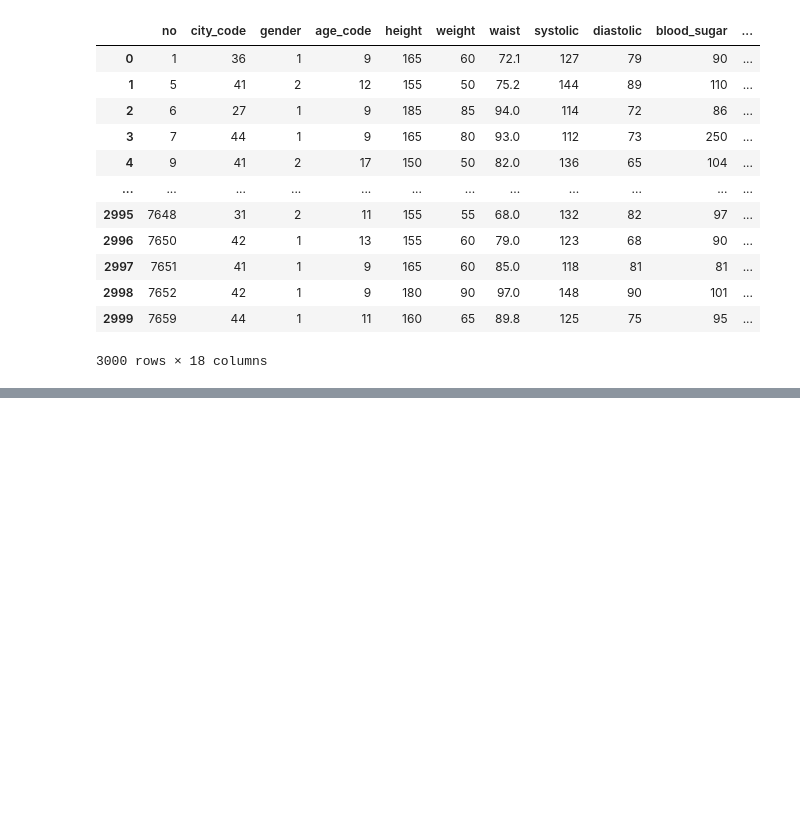
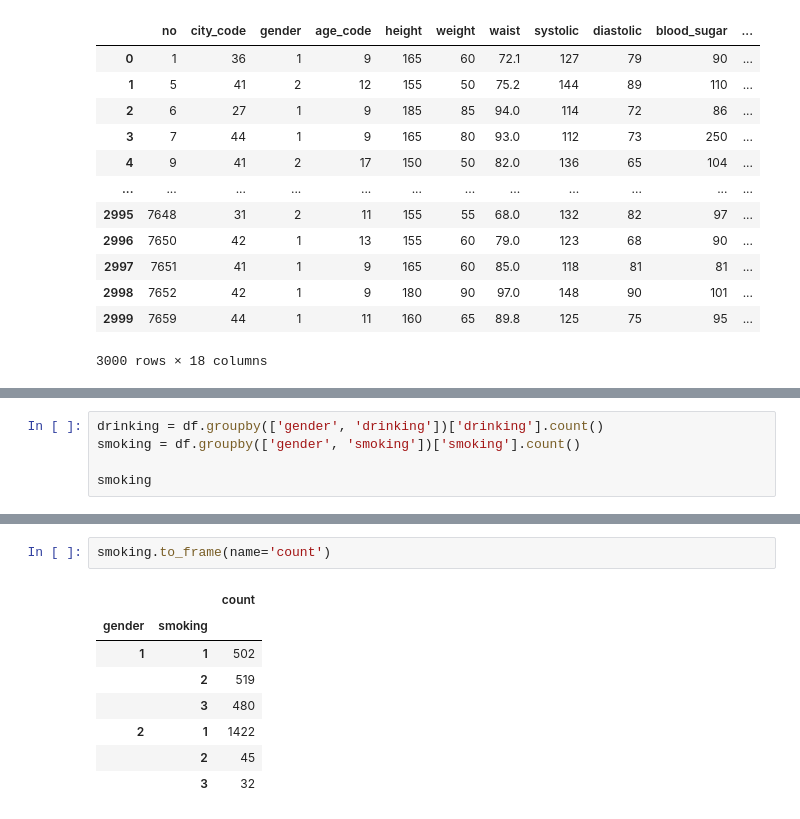
Before and after one commit to kimtaeyoon20031220/machine-learning-gcu, a Jupyter notebook: 예제/random.ipynb, the cells around one changed output, grey strips where cells are left out. Cells and saved outputs as stored; diff of their text form; blank space fills up the shorter version.

```diff
--- a/예제/random.ipynb
+++ b/예제/random.ipynb
@@ -39,0 +40,5 @@ sns.violinplot(x="height", y="weight", hue="gender",data=df, palette="muted")
+# %%
+drinking = df.groupby(['gender', 'drinking'])['drinking'].count()
+smoking = df.groupby(['gender', 'smoking'])['smoking'].count()
+
+smoking
@@ -39,0 +54,11 @@ sns.violinplot(x="height", y="weight", hue="gender",data=df, palette="muted")
+# %%
+smoking.to_frame(name='count')
+# %% [output]
+|  |  | count |
+| gender | smoking |  |
+| 1 | 1 | 502 |
+|  | 2 | 519 |
+|  | 3 | 480 |
+| 2 | 1 | 1422 |
+|  | 2 | 45 |
+|  | 3 | 32 |
```
Also changed, not shown: parts of 4 cells of this notebook, 17 other files.
